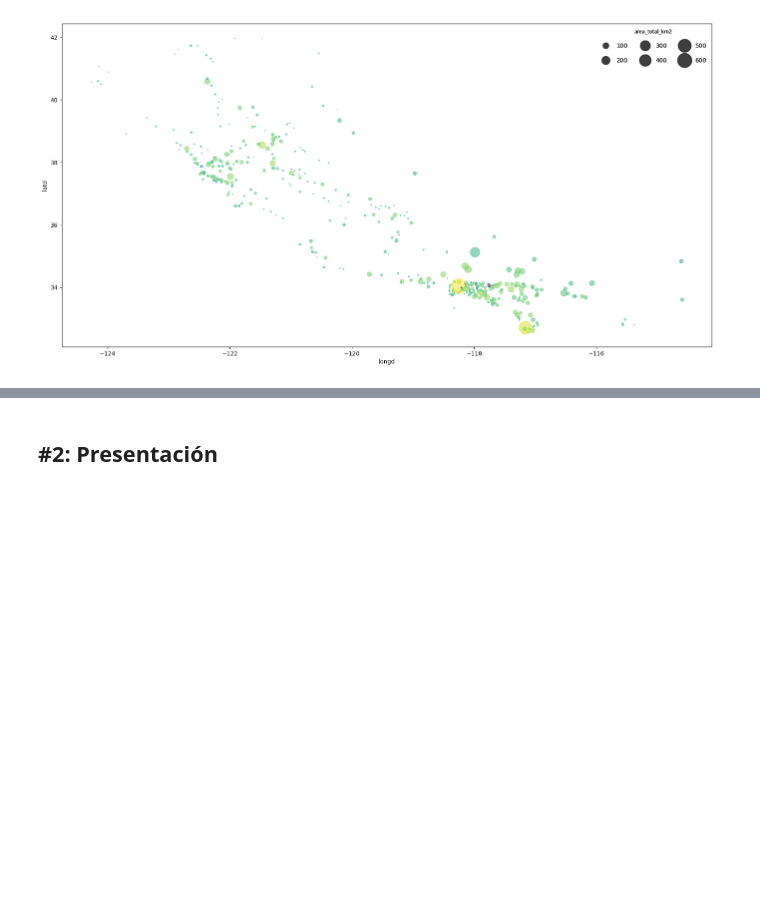
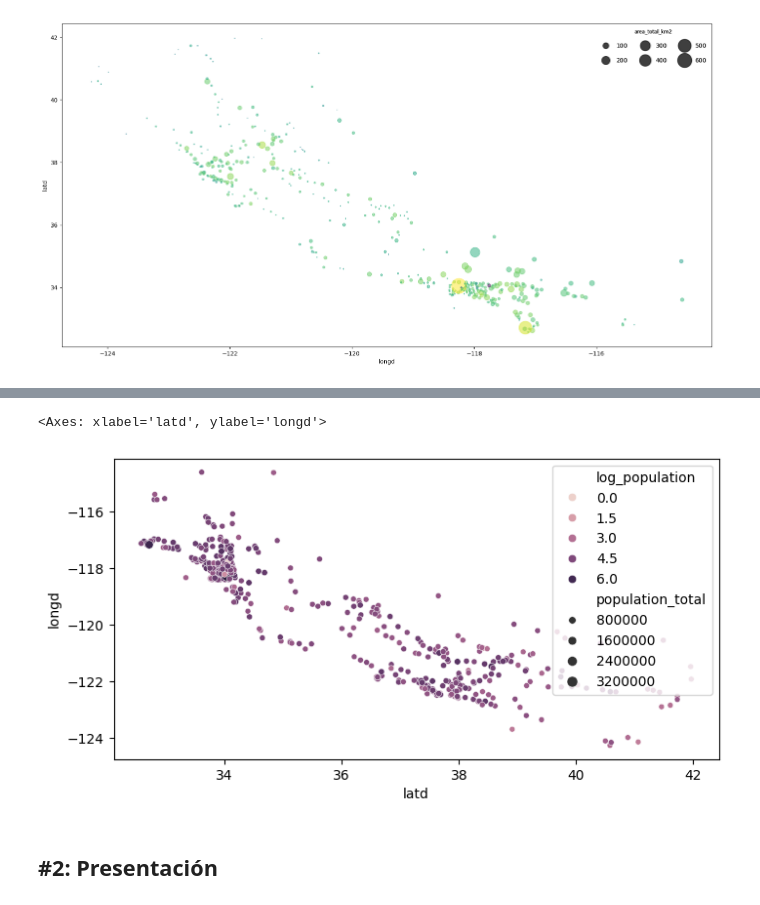
Before and after one commit to Anttt4/ONLINE_DS_THEBRIDGE_Antonio_Carreno_Jimenez, a Jupyter notebook: Sprint 8/Unidad 2/18_Practica_Obligatoria_Visualizacion_Presentacion.ipynb, the cells around one changed output, grey strips where cells are left out. Cells and saved outputs as stored; diff of their text form; code cells hidden in the pictures; blank space fills up the shorter version.

```diff
--- a/Sprint 8/Unidad 2/18_Practica_Obligatoria_Visualizacion_Presentacion.ipynb
+++ b/Sprint 8/Unidad 2/18_Practica_Obligatoria_Visualizacion_Presentacion.ipynb
@@ -46,3 +177,6 @@ Pinta el diagrama de dispersión de longitud y latitud (longitud en las x, latit
 Un ejemplo de como podría salir para que lo tengas de referencia: (olvidate de la leyenda, auque si quieres como extra puedes intentar ver cómo crearla así)
 # %% [markdown]
 ![image.png](attachment:image.png)
+# %%
+df_cities["log_population"]=np.log10(df_cities.population_total)
+df_cities
@@ -49,3 +197,9 @@ Un ejemplo de como podría salir para que lo tengas de referencia: (olvidate de
+# %%
+plt.figure(figsize=(8,4))
+sns.scatterplot(data=df_cities, x="latd", y="longd",size="population_total",hue="log_population")
+# %% [output]
+<Axes: xlabel='latd', ylabel='longd'>
+[figure, added]
 # %% [markdown]
 ## #2: Presentación
 # %% [markdown]
```
Also changed, not shown: parts of 13 cells of this notebook.
